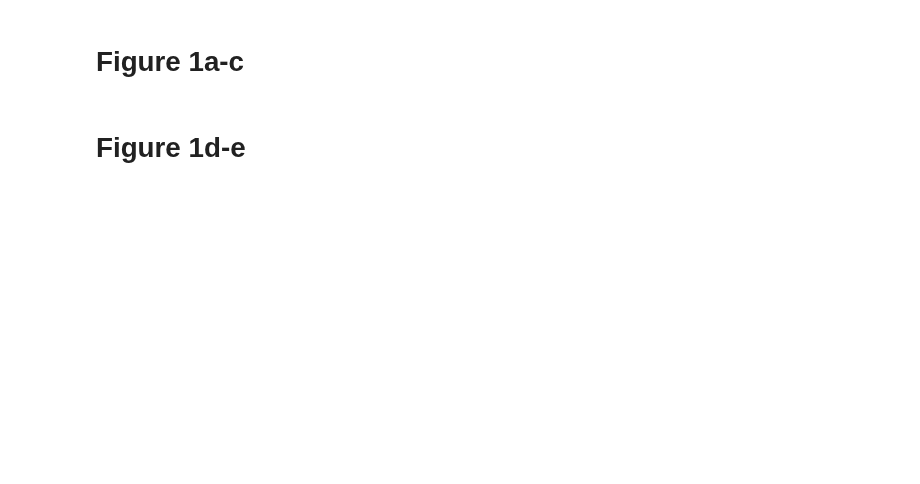
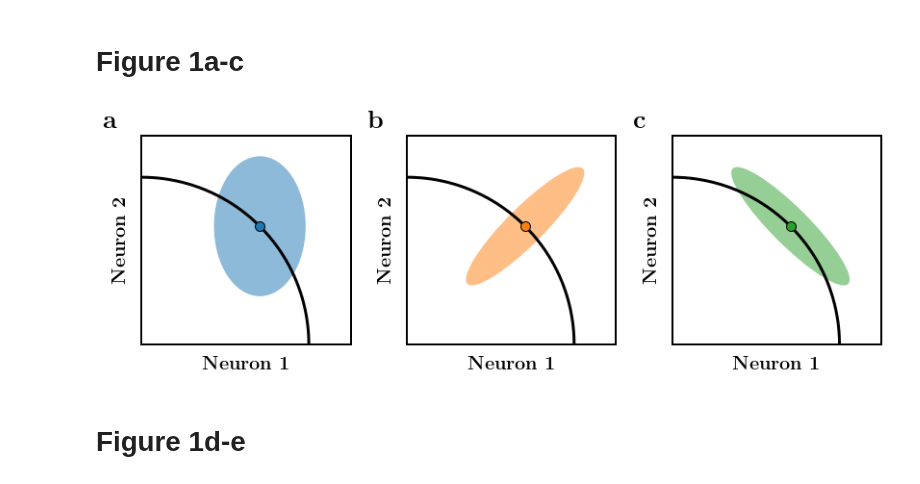
Before and after one commit to BouchardLab/noise_correlations, a Jupyter notebook: figures/figure1.ipynb, the cells around one changed output. Cells and saved outputs as stored; diff of their text form; code cells hidden in the pictures; blank space fills up the shorter version.

```diff
--- a/figures/figure1.ipynb
+++ b/figures/figure1.ipynb
@@ -32,8 +32,8 @@ center = 1 / np.sqrt([2, 2])
 
 # Plot private variance ellipse
 privax = axes[0]
-private = np.array([[0.5, 0.],
-                    [0., 0.5]])
+private = np.array([[0.3, 0.],
+                    [0., 0.7]])
 plot_cov_ellipse(private,
                  mu=center,
                  ax=privax,
@@ -48,8 +48,8 @@ privax.scatter(center[0],
 
 # Plot shared variability ellipse
 shareax = axes[1]
-shared = np.array([[0.5, 0.2],
-                   [0.2, 0.5]])
+shared = np.array([[0.5, 0.45],
+                   [0.45, 0.5]])
 plot_cov_ellipse(shared,
                  mu=center,
                  ax=shareax,
@@ -64,8 +64,8 @@ shareax.scatter(center[0],
 
 # Plot differential correlation ellipse
 diffax = axes[2]
-diff = np.array([[0.5, -0.3],
-                 [-0.3, 0.5]])
+diff = np.array([[0.5, -0.45],
+                 [-0.45, 0.5]])
 plot_cov_ellipse(diff,
                  mu=center,
                  ax=diffax,
@@ -83,33 +83,35 @@ for ax in axes:
     ax.set_xlim([0, 1.25])
     ax.set_ylim([0, 1.25])
 
     # Set spine thickness of axes
     for spine in ax.spines:
         ax.spines[spine].set_linewidth(2)
 
     # Axes labels
     ax.set_xlabel(r'\textbf{Neuron 1}',
                   fontsize=20,
                   labelpad=12)
     ax.set_ylabel(r'\textbf{Neuron 2}',
                   fontsize=20,
                   labelpad=12)
     ax.set_xticks([])
     ax.set_yticks([])
     ax.set_aspect('equal')
 
 for ax, label in zip([privax, shareax, diffax],
                      [r'\textbf{a}', r'\textbf{b}', r'\textbf{c}']):
     ax.text(x=-0.15,
             y=1.07,
             s=label,
             ha='center',
             va='center',
             size=27,
             fontfamily='sans-serif',
             transform=ax.transAxes)
 
 # plt.savefig('figure1a-c.pdf', bbox_inches='tight')
+# %% [output]
+[figure, added]
 # %% [markdown]
 # Figure 1d-e
 # %%
```
Also changed, not shown: parts of 1 cell of this notebook.
